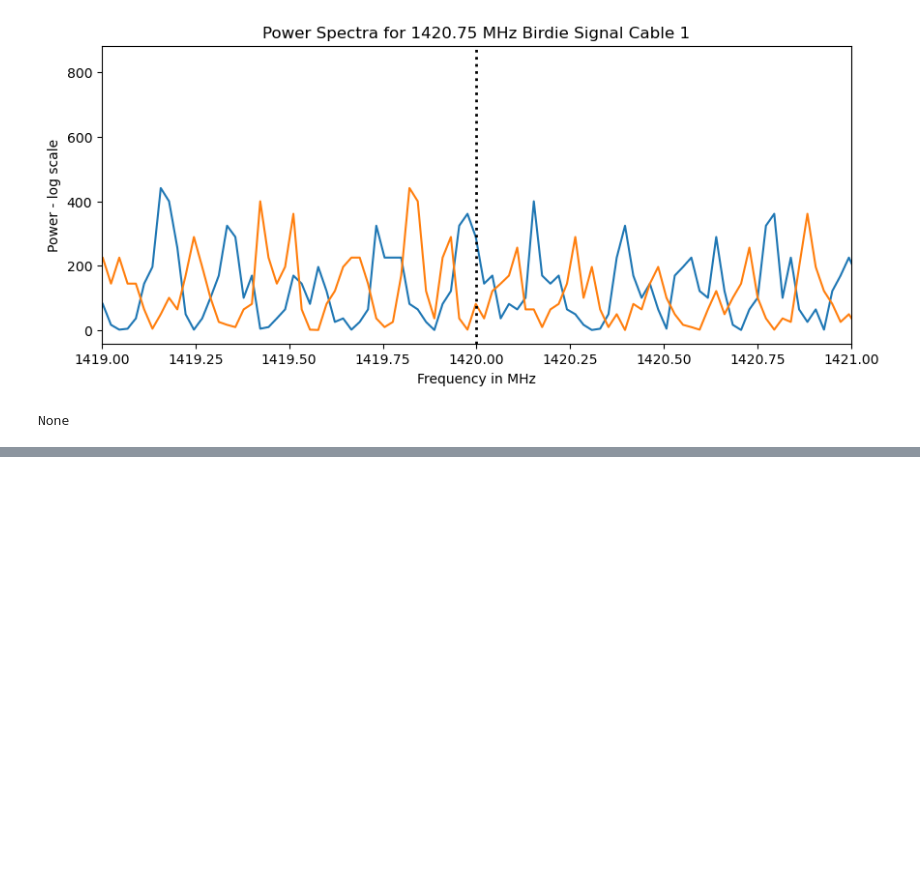
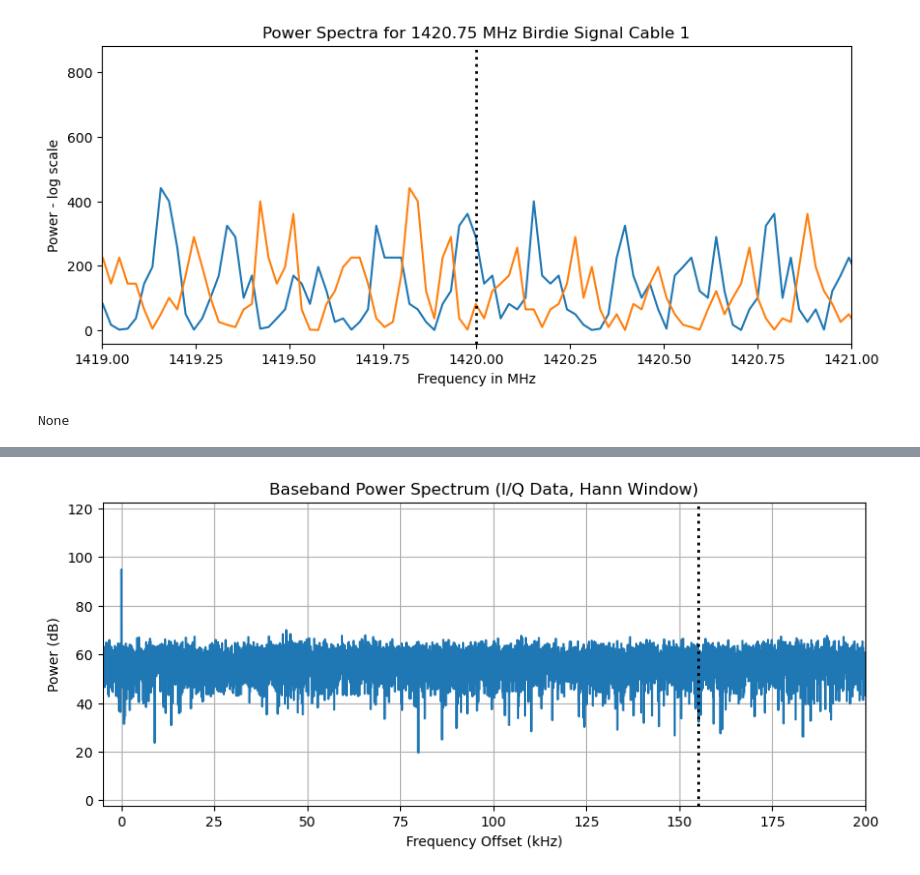
Before and after one commit to MakJimenez/Astro121, a Jupyter notebook: Lab_2_workbook.ipynb, the cells around one changed output, grey strips where cells are left out. Saved outputs shown, nothing was run; the diff lists cells and outputs as text; code cells hidden in the pictures; blank space fills up the shorter version.

```diff
--- a/Lab_2_workbook.ipynb
+++ b/Lab_2_workbook.ipynb
@@ -1019 +1022,54 @@ print(plt.show())
 None
+# %%
+import numpy as np
+import matplotlib.pyplot as plt
+
+# -----------------------------
+# Load data
+# -----------------------------
+birdie22 = np.load("cable1gainfreq1420_4.npz")
+bird22 = birdie22["arr_1"]
+b22 = bird22[3]              # select one capture
+
+# -----------------------------
+# Convert I/Q -> complex
+# -----------------------------
+b22_cplx = b22[:, 0] + 1j * b22[:, 1]
+
+# -----------------------------
+# FFT parameters
+# -----------------------------
+fs = 2.9e6                   # sampling rate (Hz)
+N = len(b22_cplx)
+
+# -----------------------------
+# Apply Hann window + FFT
+# -----------------------------
+window = np.hanning(N)
+fft_data = np.fft.fftshift(np.fft.fft(b22_cplx * window))
+
+# -----------------------------
+# Power spectrum (dB)
+# -----------------------------
+power = np.abs(fft_data)**2
+power_db = 10 * np.log10(power)
+
+# -----------------------------
+# Frequency axis (baseband)
+# -----------------------------
+f = np.fft.fftshift(np.fft.fftfreq(N, d=1/fs))
+
+# -----------------------------
+# Plot
+# -----------------------------
+plt.figure(figsize=(10, 4))
+plt.plot(f / 1e3, power_db)
+plt.axvline(155, linestyle=":", color="black", linewidth=2)  # expected birdie location
+plt.xlim(-5, 200)
+plt.xlabel("Frequency Offset (kHz)")
+plt.ylabel("Power (dB)")
+plt.title("Baseband Power Spectrum (I/Q Data, Hann Window)")
+plt.grid(True)
+plt.show()
+# %% [output]
+[figure, added]
```
Also changed, not shown: parts of 8 cells of this notebook.
